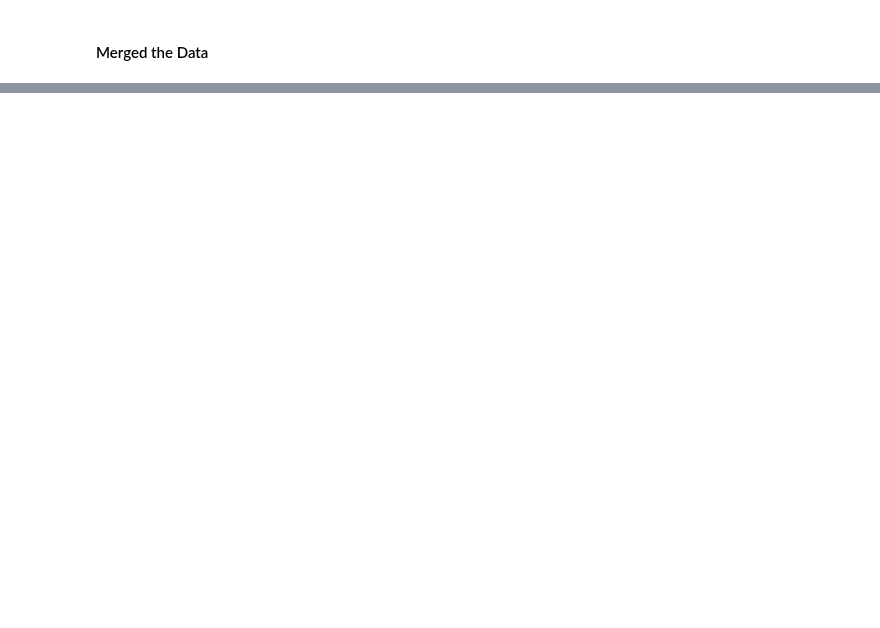
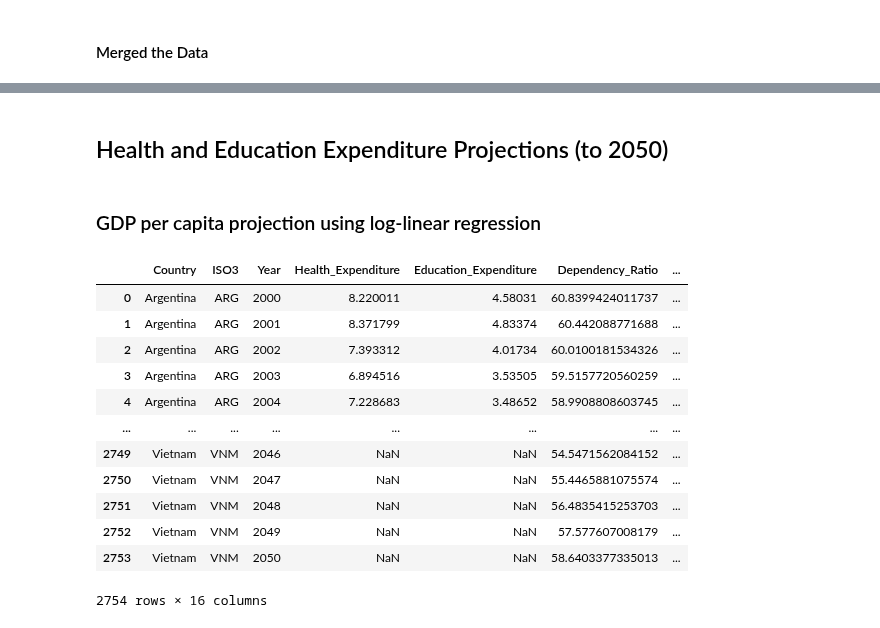
Before and after one commit to Graspp-25-Spring/graspp-25S-fiscalpolicy, a Jupyter notebook: notebooks/0. MAIN PROJECT.ipynb, the cells around one changed output, grey strips where cells are left out. Drawn from its saved outputs; the diff is of its cells as text; code cells hidden in the pictures; blank space fills up the shorter version.

```diff
--- a/notebooks/0. MAIN PROJECT.ipynb
+++ b/notebooks/0. MAIN PROJECT.ipynb
@@ -86,5 +115,6 @@ merged = merged.merge(df_learing_outcome, on=["ISO3", "Year", "Country"], how="o
 merged = merged.merge(df_GDP_percapita, on=["ISO3", "Year", "Country"], how="outer")
 merged = merged.merge(df_population, on=["ISO3", "Year", "Country"], how="outer")
 merged = merged.merge(df_income_level, on=["ISO3", "Country"], how="left")
+merged["log_GDP_percapita"] = np.log(merged["GDP_percapita"])
 
 merged.to_csv('../data/interim/merged_data.csv', index=False)
@@ -90,0 +193,56 @@ merged.to_csv('../data/interim/merged_data.csv', index=False)
+# %% [markdown]
+## Health and Education Expenditure Projections (to 2050)
+# %% [markdown]
+### GDP per capita projection using log-linear regression
+# %%
+# Placeholder to collect all updated rows
+results = []
+
+# Loop by country
+for country, group in merged.groupby("Country"):
+    group = group.sort_values("Year").copy()
+
+    # Use historical data with valid GDP up to 2023
+    train = group[(group["Year"] <= 2023) & (group["log_GDP_percapita"].notna())]
+
+    if len(train) >= 5:  # Ensure enough data points
+        X = train[["Year"]]
+        y = train["log_GDP_percapita"]
+
+        # Train the model
+        model = LinearRegression().fit(X, y)
+
+        # Select future rows
+        group_future = group[group["Year"] > 2023].copy()
+        X_future = group_future[["Year"]]
+
+        # Predict log(GDP)
+        y_pred_log = model.predict(X_future)
+
+        # Fill in both ln(GDP) and GDP
+        group_future["log_GDP_percapita"] = y_pred_log
+        group_future["GDP_percapita"] = np.exp(y_pred_log)
+
+        # Update future rows in the original group
+        group.update(group_future)
+
+    results.append(group)
+
+# Recombine all updated groups
+merged_updated = pd.concat(results).reset_index(drop=True)
+# %%
+merged_updated
+# %% [output]
+|  | Country | ISO3 | Year | Health_Expenditure | Education_Expenditure | Dependency_Ratio | ... |
+| 0 | Argentina | ARG | 2000 | 8.220011 | 4.58031 | 60.8399424011737 | ... |
+| 1 | Argentina | ARG | 2001 | 8.371799 | 4.83374 | 60.442088771688 | ... |
+| 2 | Argentina | ARG | 2002 | 7.393312 | 4.01734 | 60.0100181534326 | ... |
+| 3 | Argentina | ARG | 2003 | 6.894516 | 3.53505 | 59.5157720560259 | ... |
+| 4 | Argentina | ARG | 2004 | 7.228683 | 3.48652 | 58.9908808603745 | ... |
+| ... | ... | ... | ... | ... | ... | ... | ... |
+| 2749 | Vietnam | VNM | 2046 | NaN | NaN | 54.5471562084152 | ... |
+| 2750 | Vietnam | VNM | 2047 | NaN | NaN | 55.4465881075574 | ... |
+| 2751 | Vietnam | VNM | 2048 | NaN | NaN | 56.4835415253703 | ... |
+| 2752 | Vietnam | VNM | 2049 | NaN | NaN | 57.577607008179 | ... |
+| 2753 | Vietnam | VNM | 2050 | NaN | NaN | 58.6403377335013 | ... |
+2754 rows × 16 columns
```
Also changed, not shown: parts of 12 cells of this notebook, 26 other files.
